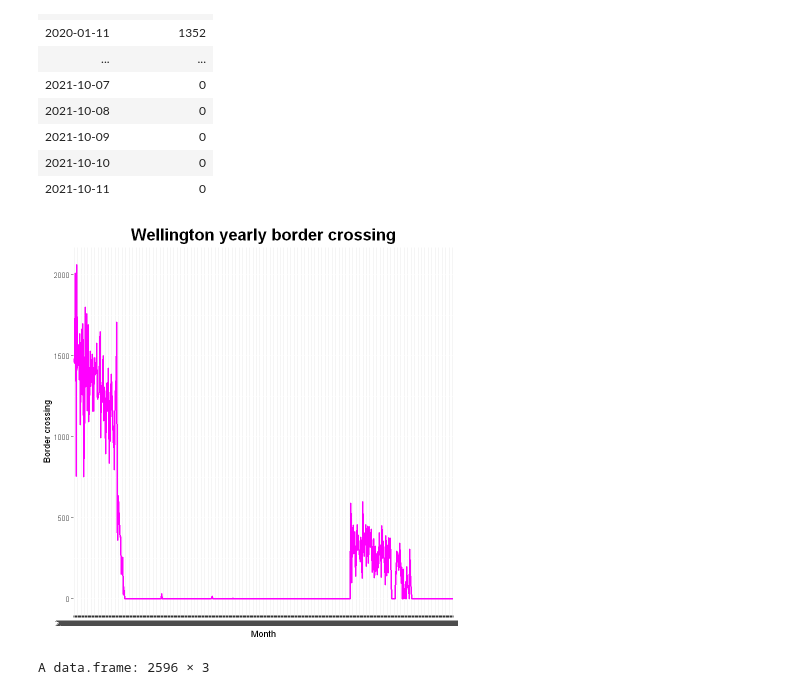
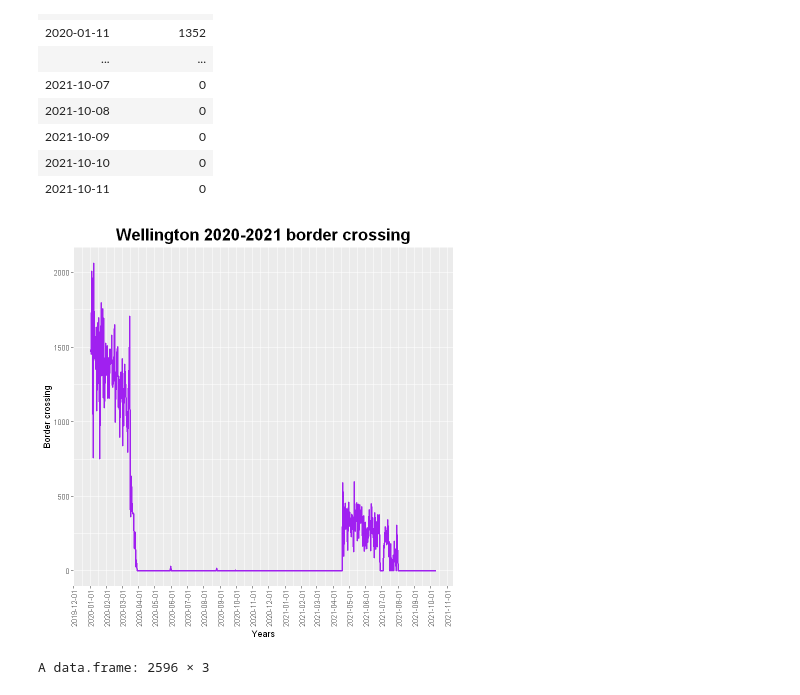
Before and after one commit to andyholmes1210/DATA201-Project, a Jupyter notebook: Border Crossings.ipynb, the cells around one changed output. Saved outputs shown, nothing was run; the diff lists cells and outputs as text; code cells hidden in the pictures.

Commit message:
Update Plots

```diff
--- a/Border Crossings.ipynb
+++ b/Border Crossings.ipynb
@@ -253,13 +280,15 @@ A data.frame: 649 × 2
 | 2021-10-10 | 0 |
 | 2021-10-11 | 0 |
 # %%
-ggplot(border_wellington, aes(x=Dates, y=Border_crossed, group=1)) +
-        geom_line(colour = "magenta", size = 1) +
-        labs(x="Month", y="Border crossing") +
-        ggtitle('Wellington yearly border crossing') +
+ggplot(border_wellington, aes(x=as.Date(Dates), y=Border_crossed, group=1)) +
+        geom_line(colour = "purple", size = 1) +
+        labs(x="Years", y="Border crossing") +
+        scale_x_date(date_labels = "%Y-%m-%d", date_breaks = "1 month") +
+        theme(axis.text.x = element_text(angle = 90, vjust = 0.5, hjust = 1)) +
+        ggtitle('Wellington 2020-2021 border crossing') +
         theme(plot.title = element_text(size=20, face="bold", hjust=0.5))
 # %% [output]
-[figure, old version]
+[figure, new version]
 # %%
 border_everything <- border_region %>%
     filter(City %in% c("Auckland", "Christchurch", "Queenstown", "Wellington"),
```
Also changed, not shown: parts of 5 cells of this notebook.
